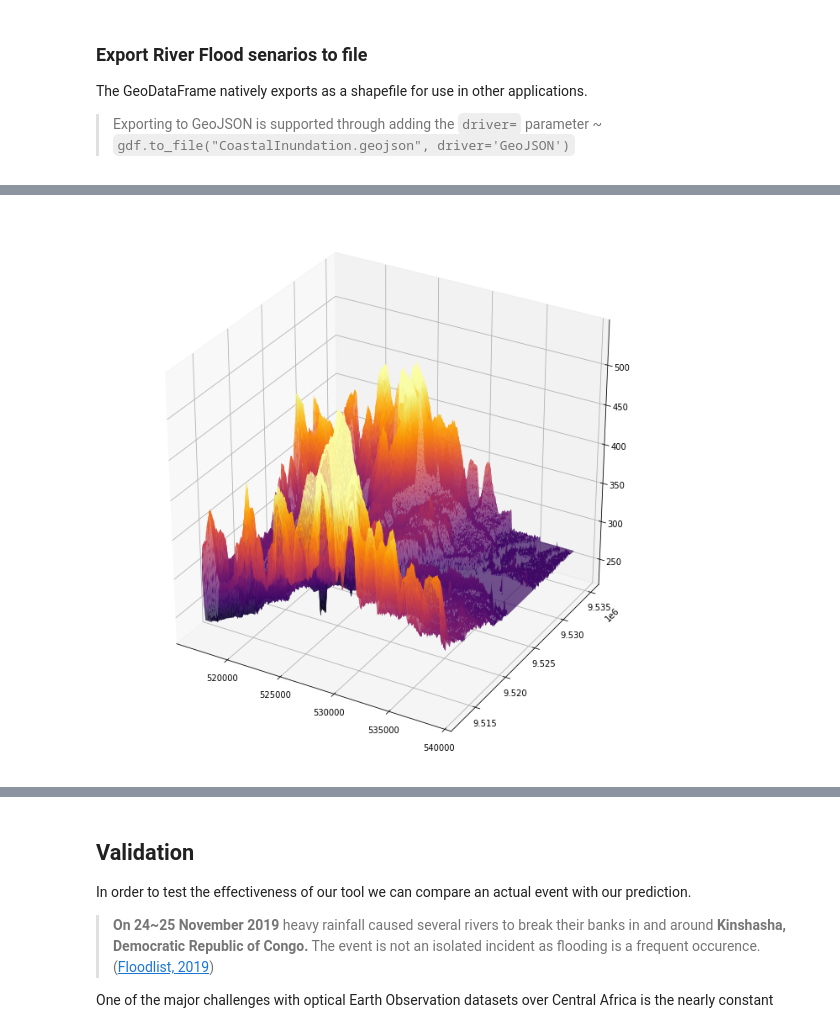
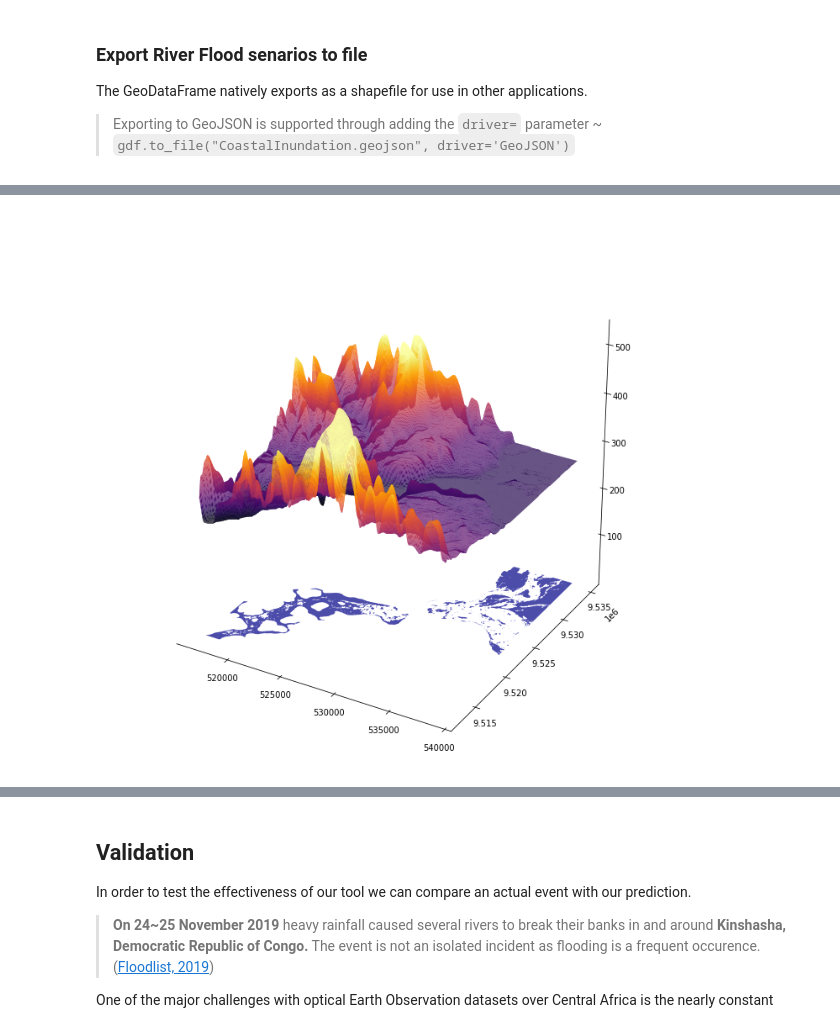
Before and after one commit to AdrianKriger/deafrica_personal, a Jupyter notebook: WorkingFolder/River_and_Urban_Flooding.ipynb, the cells around one changed output, grey strips where cells are left out. Drawn from its saved outputs; the diff is of its cells as text; code cells hidden in the pictures.

```diff
--- a/WorkingFolder/River_and_Urban_Flooding.ipynb
+++ b/WorkingFolder/River_and_Urban_Flooding.ipynb
@@ -183,4 +180,4 @@ Attributes:
 Once the load is complete, the last `elevation_array` parameter printed it. The returned `Dataset` has a single entry in the `time` dimension. To make the data easier to work with, we convert it to a `dataArray`.
 # %%
 #convert to an dataArray (rather an Dataset) and select single time-slice
-dem = elevation_array[['elevation']].isel(time=0).to_array()
+dem30 = elevation_array[['elevation']].isel(time=0).to_array()
@@ -357,7 +408,7 @@ We can improve our prediction through excluding areas that are normally classifi
 wofs_query = {
     'x': (lon_range),
     'y': (lat_range),
-    'output_crs': 'EPSG:2736',    # utm36s
+    'output_crs': 'EPSG:3342',    # utm33s
     'time': ('2018-01-01', '2018-12-30'),
     'resolution': (-30, 30)
 }
@@ -417,4 +458,4 @@ With our possible flooding levels and WOfS we simply create a water mask, and ne
 new_mask = {}
 
 for i in da_flood:
-    new_mask[i] = da_flood[i].where(wofls.frequency >= 0.9) #wofls.squeeze().frequency >= 0.9)
+    new_mask[i] = da_flood[i].where(wofls.frequency <= 0.9) #wofls.squeeze().frequency >= 0.9)
@@ -519,19 +547,37 @@ We can create a dynamic visualization showing possible flooding over a 3D surfac
 # %%
 # set up a figure
 fig = plt.figure(figsize=(12,12))
 ax = fig.gca(projection='3d')
 
 #transform the image
 xres = elevation_array.geobox.transform[0]
 yres = elevation_array.geobox.transform[4]
-X = np.arange(elevation_array.geobox.transform[2], elevation_array.geobox.transform[2] + dem.shape[1:][1]*xres, xres)
-Y = np.arange(elevation_array.geobox.transform[5], elevation_array.geobox.transform[5] + dem.shape[1:][0]*yres, yres)
+X = np.arange(dem30.geobox.transform[2], dem30.geobox.transform[2] + dem30.shape[1:][1]*xres, xres)
+Y = np.arange(dem30.geobox.transform[5], dem30.geobox.transform[5] + dem30.shape[1:][0]*yres, yres)
 X, Y = np.meshgrid(X, Y)
+
+# make the panes transparent
+ax.xaxis.set_pane_color((1.0, 1.0, 1.0, 0.0))
+ax.yaxis.set_pane_color((1.0, 1.0, 1.0, 0.0))
+ax.zaxis.set_pane_color((1.0, 1.0, 1.0, 0.0))
+# make the grid lines transparent
+ax.xaxis._axinfo["grid"]['color'] =  (1,1,1,0)
+ax.yaxis._axinfo["grid"]['color'] =  (1,1,1,0)
+ax.zaxis._axinfo["grid"]['color'] =  (1,1,1,0)
 
 # plot a 3D surface --- oriented North West from the bottom right corner
 surf = ax.plot_surface(X,Y,dem.squeeze(), rstride=2, cstride=2, cmap=cmap_terrain, linewidth=0, antialiased=True, zorder=2)
 #w = ax.plot_surface(X,Y,w, rstride=2, cstride=2, color='b', linewidth=0, antialiased=True, zorder=1)
 
+water_m = new_mask[test].squeeze().copy()
+wm = water_m.fillna(test)
+idx = np.where(water_m.values == 1.)
+wm[idx[0][0]] = test
+w = ax.plot_surface(X,Y, wm.where(wm == 1),
+                     rstride=2, cstride=2, color='b', linewidth=0, antialiased=True, zorder=2)
+
+ax.view_init(30, 300)
+
 plt.show()
 # %% [output]
-[figure, old version]
+[figure, new version]
```
Also changed, not shown: parts of 24 cells of this notebook.
